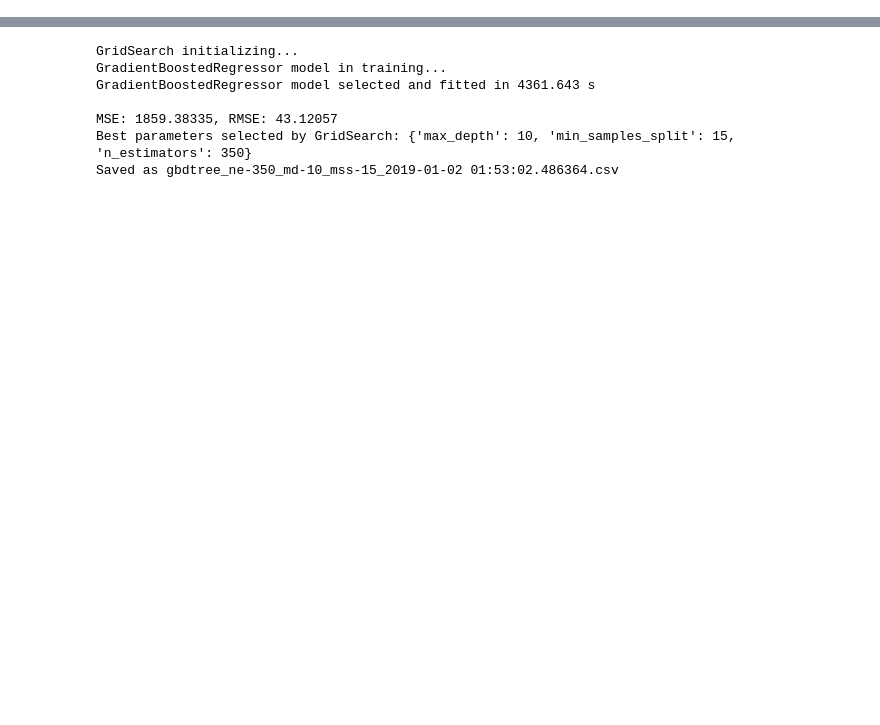
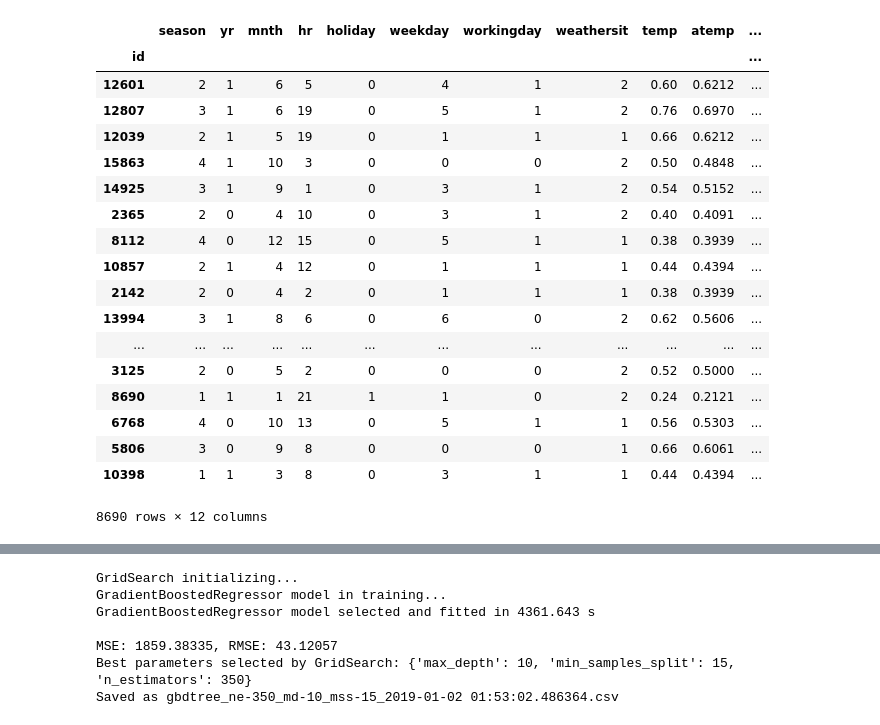
Before and after one commit to annamarianau/ml_project_regression, a Jupyter notebook: bike_sharing_kaggle.ipynb, the cells around one changed output, grey strips where cells are left out. Drawn from its saved outputs; the diff is of its cells as text; code cells hidden in the pictures; blank space fills up the shorter version.

```diff
--- a/bike_sharing_kaggle.ipynb
+++ b/bike_sharing_kaggle.ipynb
@@ -56,26 +64,50 @@ import matplotlib.pyplot as plt
 import datetime as dt
 %run './base.ipynb'
 # %%
-# read train data
+# read train data and drop date
 train = pd.read_csv('./data/bike_sharing_kaggle/bikeSharing.shuf.train.csv').drop(['dteday'], axis=1)
 train.set_index(['id'], inplace=True)
-# extract, then drop 'Grade' col
+# extract, then drop 'cnt' col
 train_target = train[['cnt']]
 train.drop(['cnt'], axis='columns', inplace=True)
 
-# read test data
+# read test data and drop date
 test = pd.read_csv('./data/bike_sharing_kaggle/bikeSharing.shuf.test.csv').drop(['dteday'], axis=1)
 test.set_index(['id'], inplace=True)
 
-# scale train and test data
-train_s, test_s = scale_data(train, test)
+# scale train
+#train_s, test_s = scale_data(train, test)
 
 X_train = train_s
 y_train = train_target
 X_test = test_s
 
-#display(train_s)
+X_train = train
+y_train = train_target
+X_test = test
+
+display(train)
 #display(X_train.shape)
+# %% [output]
+|  | season | yr | mnth | hr | holiday | weekday | workingday | weathersit | temp | atemp | ... |
+| id |  |  |  |  |  |  |  |  |  |  | ... |
+| 12601 | 2 | 1 | 6 | 5 | 0 | 4 | 1 | 2 | 0.60 | 0.6212 | ... |
+| 12807 | 3 | 1 | 6 | 19 | 0 | 5 | 1 | 2 | 0.76 | 0.6970 | ... |
+| 12039 | 2 | 1 | 5 | 19 | 0 | 1 | 1 | 1 | 0.66 | 0.6212 | ... |
+| 15863 | 4 | 1 | 10 | 3 | 0 | 0 | 0 | 2 | 0.50 | 0.4848 | ... |
+| 14925 | 3 | 1 | 9 | 1 | 0 | 3 | 1 | 2 | 0.54 | 0.5152 | ... |
+| 2365 | 2 | 0 | 4 | 10 | 0 | 3 | 1 | 2 | 0.40 | 0.4091 | ... |
+| 8112 | 4 | 0 | 12 | 15 | 0 | 5 | 1 | 1 | 0.38 | 0.3939 | ... |
+| 10857 | 2 | 1 | 4 | 12 | 0 | 1 | 1 | 1 | 0.44 | 0.4394 | ... |
+| 2142 | 2 | 0 | 4 | 2 | 0 | 1 | 1 | 1 | 0.38 | 0.3939 | ... |
+| 13994 | 3 | 1 | 8 | 6 | 0 | 6 | 0 | 2 | 0.62 | 0.5606 | ... |
+| ... | ... | ... | ... | ... | ... | ... | ... | ... | ... | ... | ... |
+| 3125 | 2 | 0 | 5 | 2 | 0 | 0 | 0 | 2 | 0.52 | 0.5000 | ... |
+| 8690 | 1 | 1 | 1 | 21 | 1 | 1 | 0 | 2 | 0.24 | 0.2121 | ... |
+| 6768 | 4 | 0 | 10 | 13 | 0 | 5 | 1 | 1 | 0.56 | 0.5303 | ... |
+| 5806 | 3 | 0 | 9 | 8 | 0 | 0 | 0 | 1 | 0.66 | 0.6061 | ... |
+| 10398 | 1 | 1 | 3 | 8 | 0 | 3 | 1 | 1 | 0.44 | 0.4394 | ... |
+8690 rows × 12 columns
 # %%
 # Linear Regression
 # predict on X_train (to replace missing MSE in LinearRegression)
```
Also changed, not shown: parts of 3 cells of this notebook, 12 other files.
